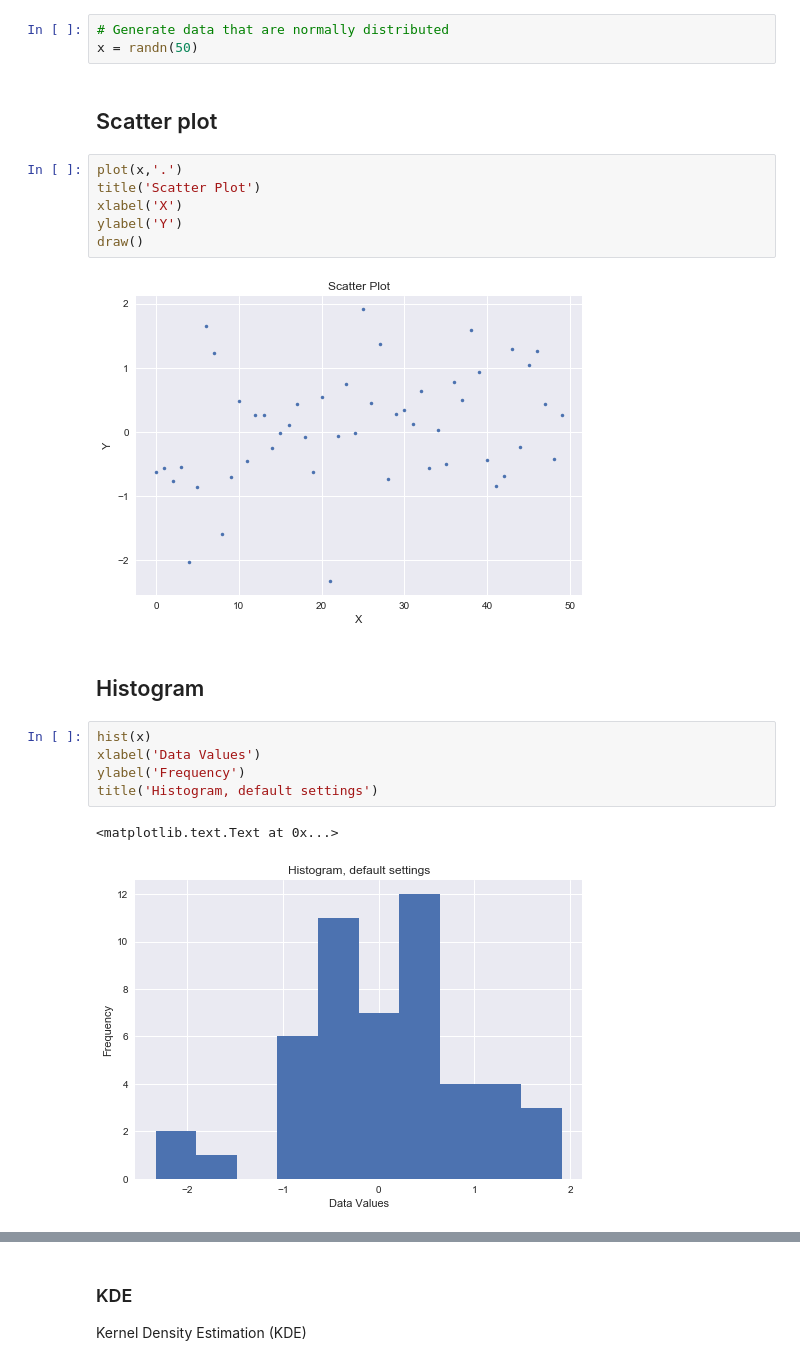
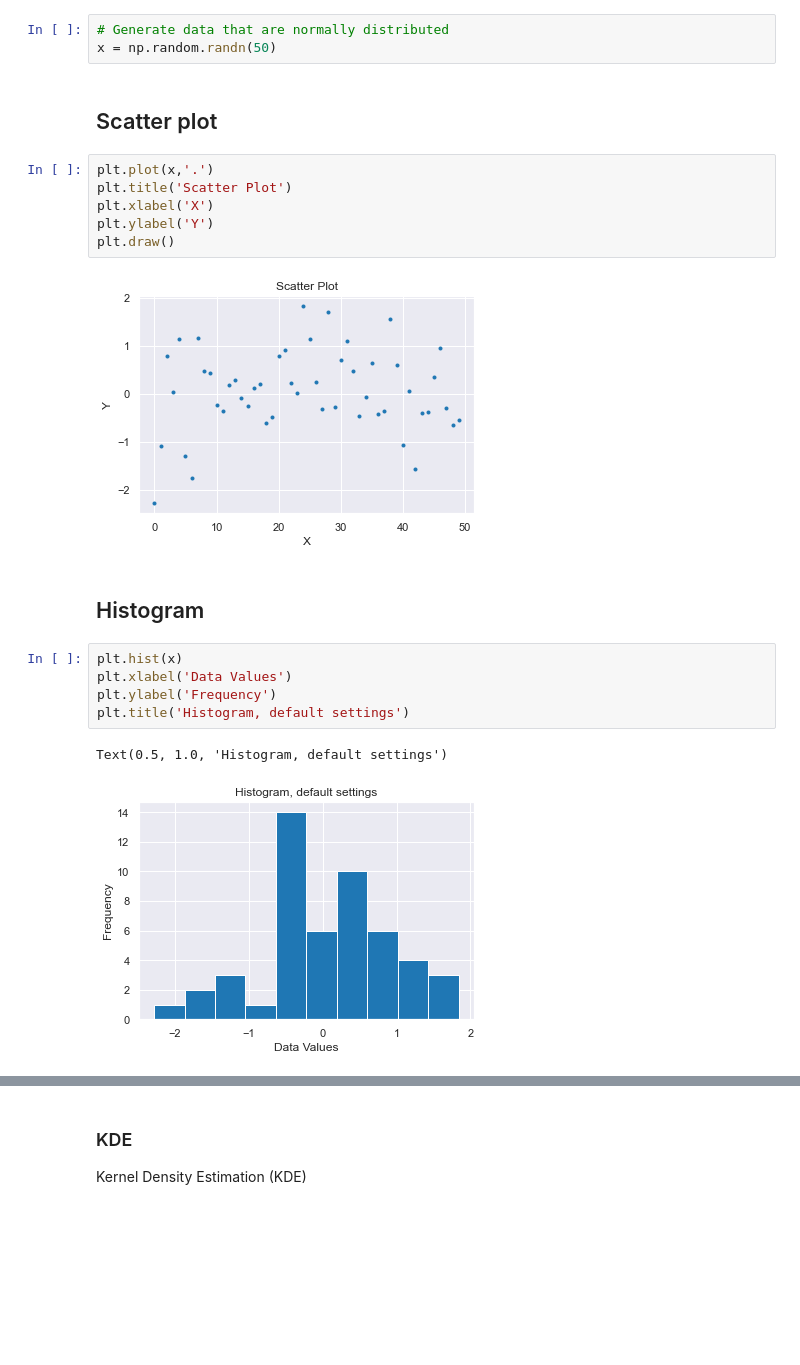
Before and after one commit to thomas-haslwanter/statsintro_python, a Jupyter notebook: ipynb/4_dataDisplay.ipynb, the cells around one changed output, grey strips where cells are left out. Drawn from its saved outputs; the diff is of its cells as text; blank space fills up the shorter version.

```diff
--- a/ipynb/4_dataDisplay.ipynb
+++ b/ipynb/4_dataDisplay.ipynb
@@ -37,24 +36,24 @@ Populating the interactive namespace from numpy and matplotlib
 # %%
 # Generate data that are normally distributed
-x = randn(50)
+x = np.random.randn(50)
 # %% [markdown]
 ## Scatter plot
 # %%
-plot(x,'.')
-title('Scatter Plot')
-xlabel('X')
-ylabel('Y')
-draw()
+plt.plot(x,'.')
+plt.title('Scatter Plot')
+plt.xlabel('X')
+plt.ylabel('Y')
+plt.draw()
 # %% [output]
-[figure, old version]
+[figure, new version]
 # %% [markdown]
 ## Histogram
 # %%
-hist(x)
-xlabel('Data Values')
-ylabel('Frequency')
-title('Histogram, default settings')
+plt.hist(x)
+plt.xlabel('Data Values')
+plt.ylabel('Frequency')
+plt.title('Histogram, default settings')
 # %% [output]
-<matplotlib.text.Text at 0x...>
+Text(0.5, 1.0, 'Histogram, default settings')
-[figure, old version]
+[figure, new version]
 # %%
```
Also changed, not shown: parts of 12 cells of this notebook, 39 other files.
